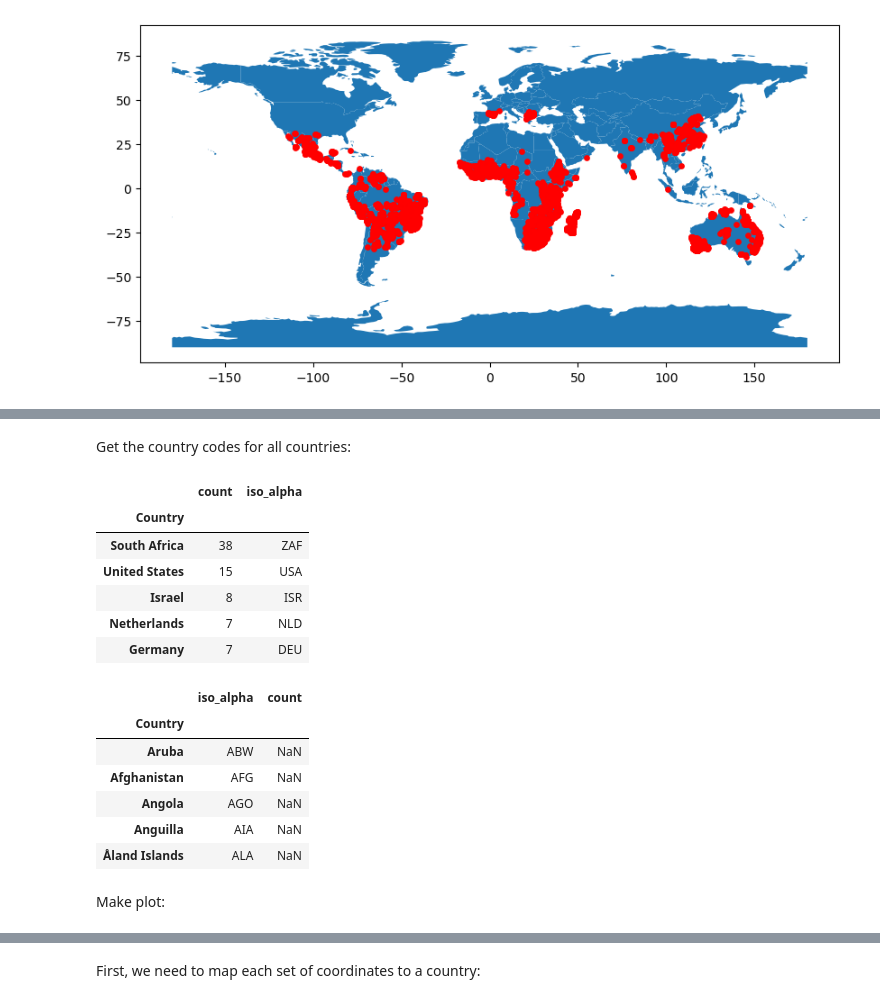
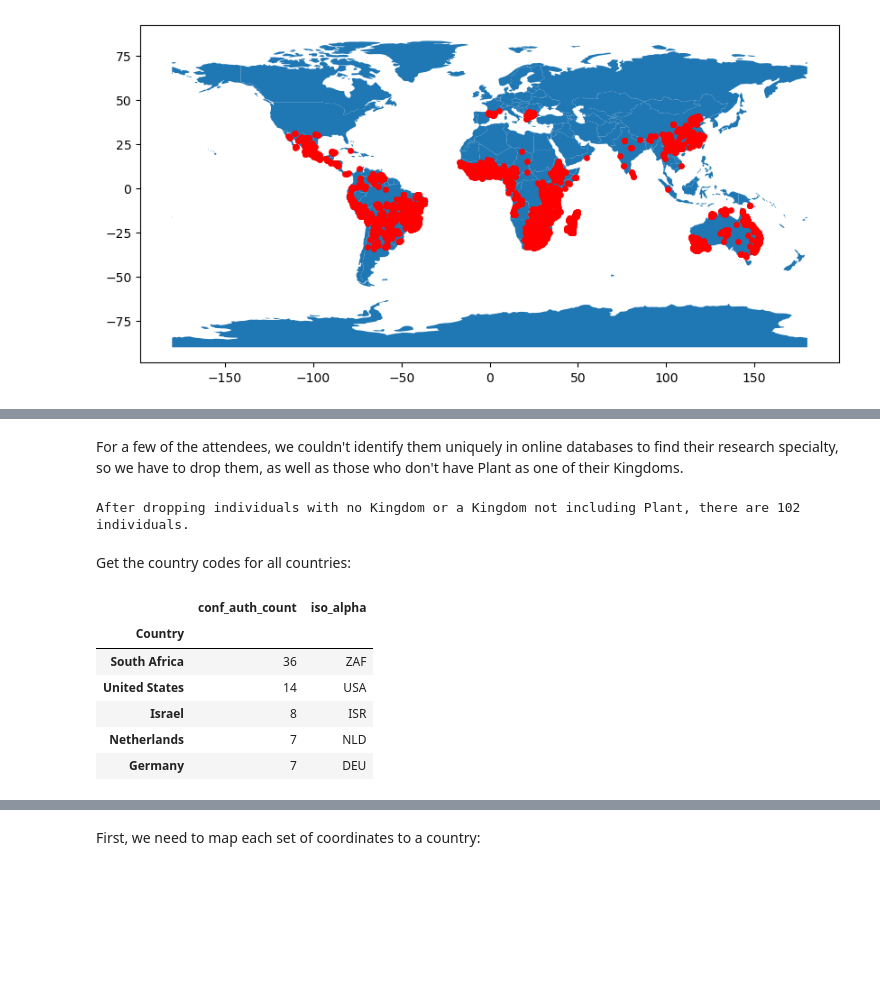
Before and after one commit to serenalotreck/desiccation-network, a Jupyter notebook: notebooks/plant_and_author_distributions.ipynb, the cells around one changed output, grey strips where cells are left out. Cells and saved outputs as stored; diff of their text form; code cells hidden in the pictures; blank space fills up the shorter version.

```diff
--- a/notebooks/plant_and_author_distributions.ipynb
+++ b/notebooks/plant_and_author_distributions.ipynb
@@ -28,8 +30,7 @@ from unidecode import unidecode
 # %% [markdown]
 ## Read in data
 # %%
-attendees_2016 = pd.read_csv('../data/conference_data/attendees_2016.csv')
-attendees_2024 = pd.read_csv('../data/conference_data/attendees_2024.csv')
+attendees = pd.read_csv('../data/conference_data/combined_attendees_2016_2024_with_Kingdom.csv')
 # %%
 with jsonlines.open('../data/wos_files/core_collection_destol_or_anhydro_ALL_with_authors_and_addresses_14Feb2024.jsonl') as reader:
     all_papers = [obj for obj in reader]
@@ -108,3 +106,0 @@ Merge attendee lists:
-# %%
-attendees = attendees_2016.merge(attendees_2024, on=['Surname', 'First_name', 'Affiliation', 'Country'], how='outer', suffixes=('_2016', '_2024')).drop_duplicates(ignore_index=True)
-attendees.head()
@@ -131 +136,9 @@ array(['Netherlands', 'Uganda', 'Israel', 'South Africa', 'United States',
+# %% [markdown]
+For a few of the attendees, we couldn't identify them uniquely in online databases to find their research specialty, so we have to drop them, as well as those who don't have Plant as one of their Kingdoms.
+# %%
+unique_attendees = unique_attendees.dropna(subset='Kingdom')
+unique_attendees = unique_attendees[unique_attendees['Kingdom'].str.contains('Plant')]
+print(f'After dropping individuals with no Kingdom or a Kingdom not including Plant, there are {len(unique_attendees)} individuals.')
+# %% [output]
+After dropping individuals with no Kingdom or a Kingdom not including Plant, there are 102 individuals.
 # %%
@@ -135,30 +149,14 @@ Get the country codes for all countries:
 # %%
 country_conversions = {country.name: country.alpha_3 for country in pycountry.countries}
 # %%
-country_counts = pd.DataFrame(unique_attendees['Country'].value_counts(), columns=['count'])
+country_counts = pd.DataFrame(unique_attendees['Country'].value_counts(), columns=['count']).rename(columns={'count': 'conf_auth_count'})
 country_counts['iso_alpha'] = country_counts.index.map(country_conversions)
 country_counts.head()
 # %% [output]
-|  | count | iso_alpha |
+|  | conf_auth_count | iso_alpha |
 | Country |  |  |
-| South Africa | 38 | ZAF |
-| United States | 15 | USA |
+| South Africa | 36 | ZAF |
+| United States | 14 | USA |
 | Israel | 8 | ISR |
 | Netherlands | 7 | NLD |
 | Germany | 7 | DEU |
-# %%
-country_conv_df = pd.DataFrame.from_dict(country_conversions, orient='index', columns=['iso_alpha'])
-country_conv_df['count'] = 0
-country_conv_df.index.name = 'Country'
-country_counts = country_conv_df.merge(country_counts, on=['Country', 'iso_alpha'], how='outer').drop(columns=['count_x']).rename(columns={'count_y': 'count'})
-country_counts.head()
-# %% [output]
-|  | iso_alpha | count |
-| Country |  |  |
-| Aruba | ABW | NaN |
-| Afghanistan | AFG | NaN |
-| Angola | AGO | NaN |
-| Anguilla | AIA | NaN |
-| Åland Islands | ALA | NaN |
-# %% [markdown]
-Make plot:
```
Also changed, not shown: parts of 74 cells of this notebook.
